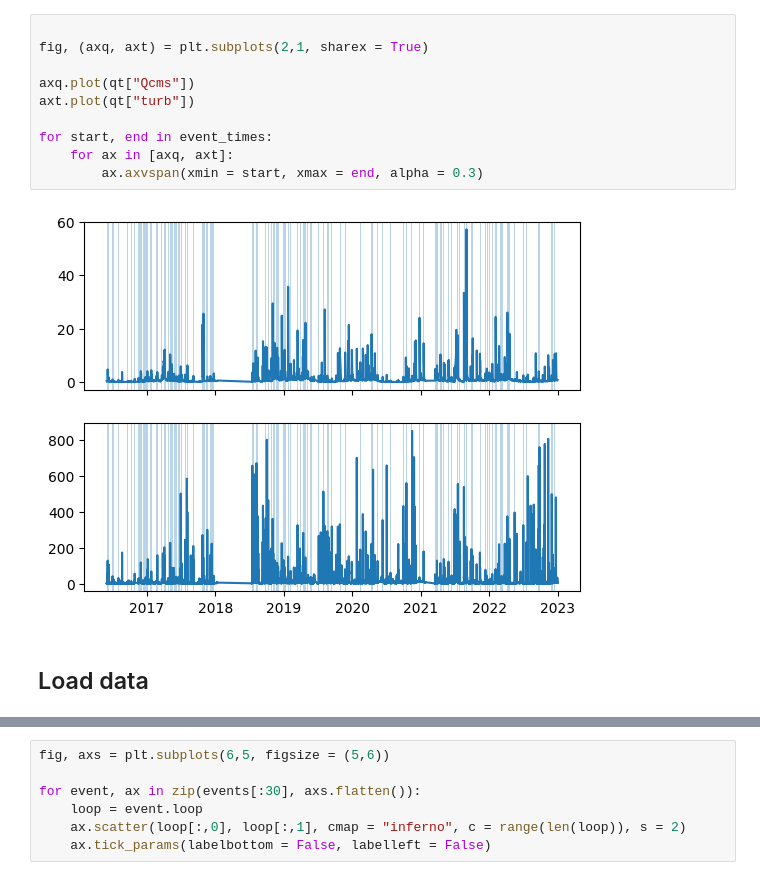
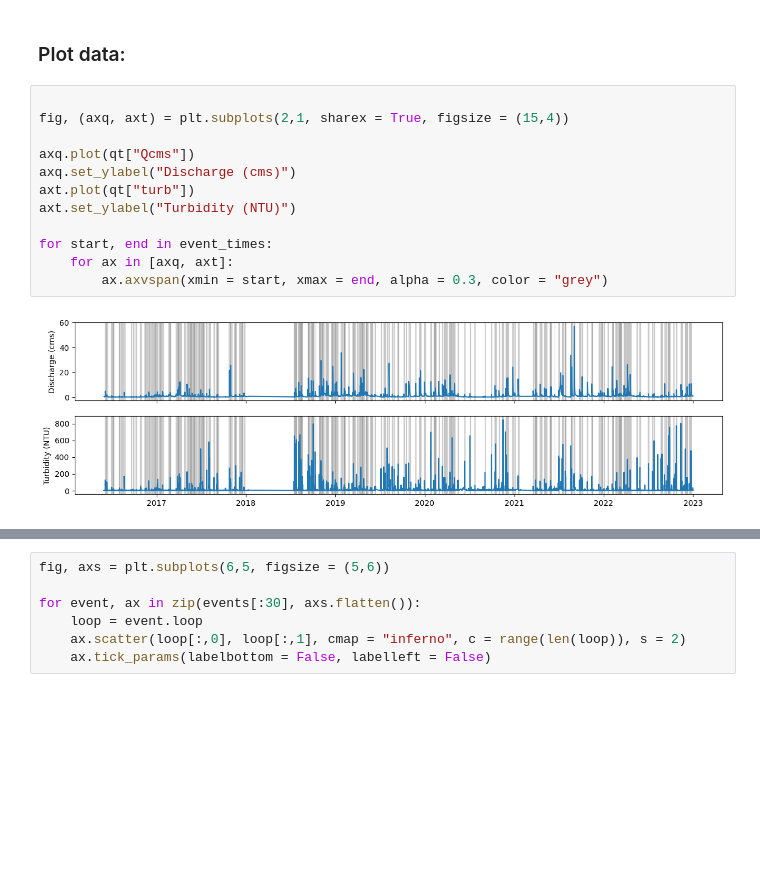
Before and after one commit to ArlexMR/HySOM, a Jupyter notebook: docs/tutorials/analyse_TQ_data.ipynb, the cells around one changed output, grey strips where cells are left out. Saved outputs shown, nothing was run; the diff lists cells and outputs as text; blank space fills up the shorter version.

Commit message:
add tutorial for analysis of TQ data and update other docs

```diff
--- a/docs/tutorials/analyse_TQ_data.ipynb
+++ b/docs/tutorials/analyse_TQ_data.ipynb
@@ -21,14 +50,16 @@ event_times = get_01191000_events_data()
+# %% [markdown]
+### Plot data:
 # %%
 
-fig, (axq, axt) = plt.subplots(2,1, sharex = True)
+fig, (axq, axt) = plt.subplots(2,1, sharex = True, figsize = (15,4))
 
 axq.plot(qt["Qcms"])
+axq.set_ylabel("Discharge (cms)")
 axt.plot(qt["turb"])
+axt.set_ylabel("Turbidity (NTU)")
 
 for start, end in event_times:
     for ax in [axq, axt]:
-        ax.axvspan(xmin = start, xmax = end, alpha = 0.3)
+        ax.axvspan(xmin = start, xmax = end, alpha = 0.3, color = "grey")
 # %% [output]
-[figure, old version]
+[figure, new version]
-# %% [markdown]
-## Load data
```
Also changed, not shown: parts of 29 cells of this notebook, 6 other files.
